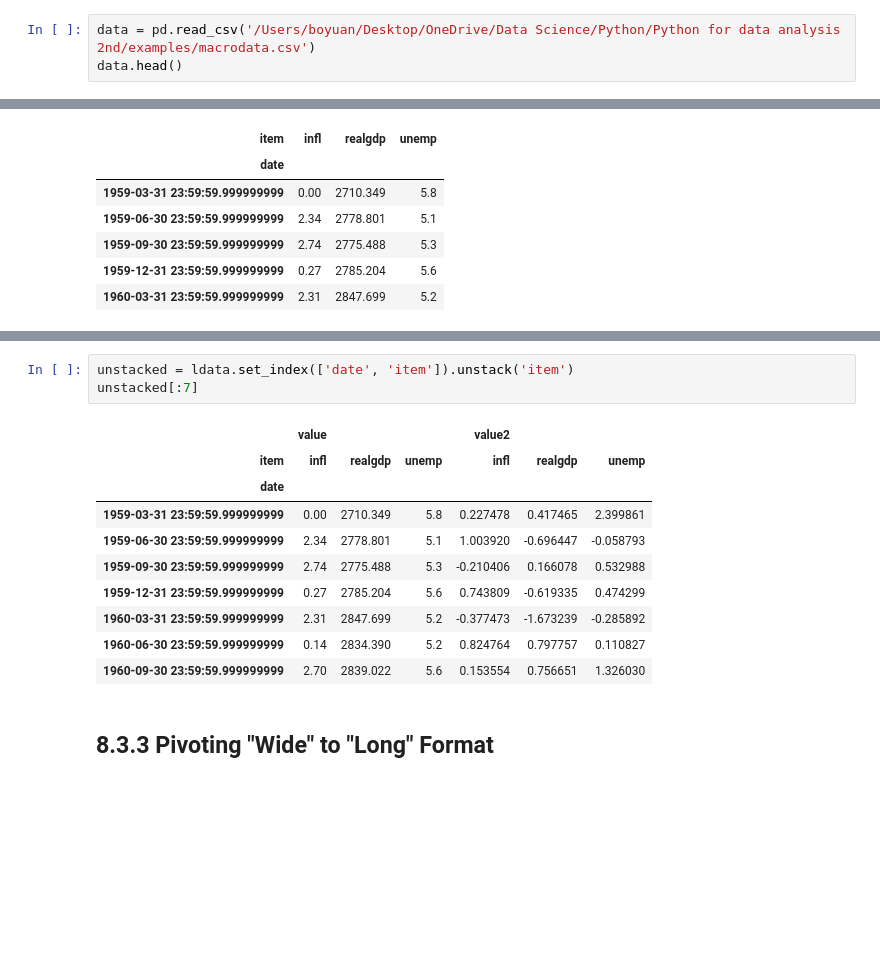
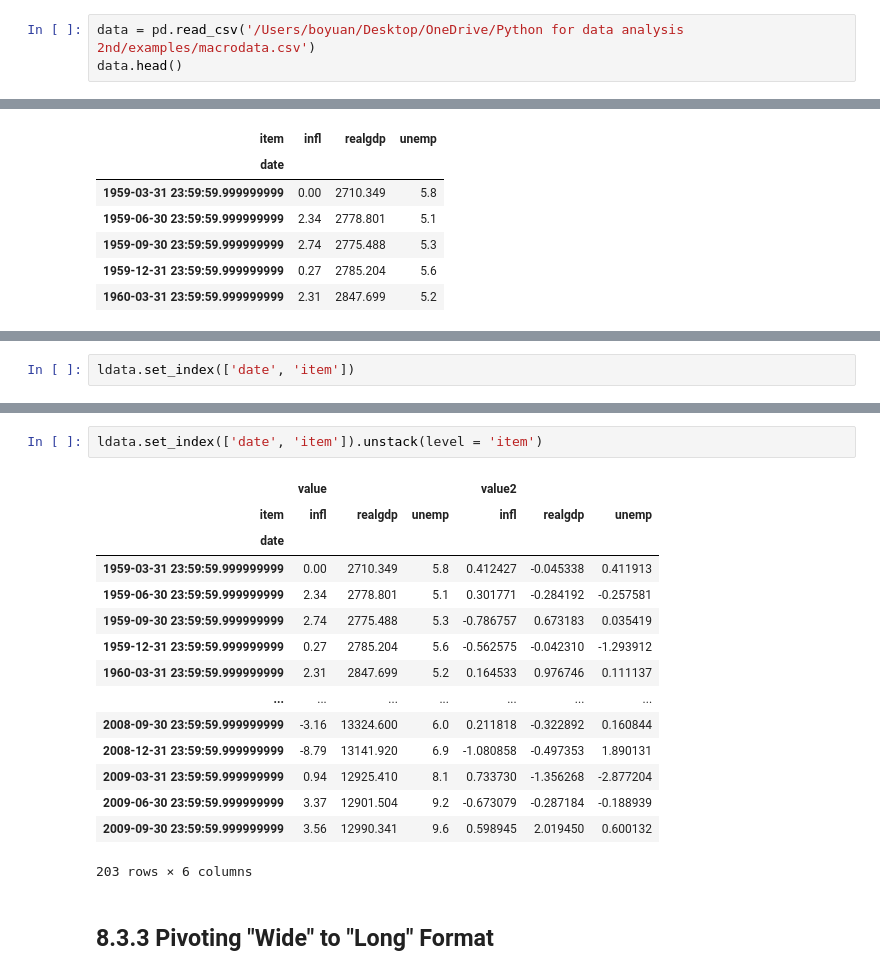
Before and after one commit to BoyuanLi-Steven/Python-For-Data-Analysis-2nd, a Jupyter notebook: Chapter 8. Data Wrangling, Join, Combine, and Reshape.ipynb, the cells around one changed output, grey strips where cells are left out. Drawn from its saved outputs; the diff is of its cells as text; blank space fills up the shorter version.

```diff
--- a/Chapter 8. Data Wrangling, Join, Combine, and Reshape.ipynb
+++ b/Chapter 8. Data Wrangling, Join, Combine, and Reshape.ipynb
@@ -1151,7 +1335,7 @@ df.unstack('state').stack('side')
 # %% [markdown]
 ## 8.3.2 Pivoting "Long" to "Wide" Format
 # %%
-data = pd.read_csv('/Users/boyuan/Desktop/OneDrive/Data Science/Python/Python for data analysis 2nd/examples/macrodata.csv')
+data = pd.read_csv('/Users/boyuan/Desktop/OneDrive/Python for data analysis 2nd/examples/macrodata.csv')
 data.head()
 # %% [output]
 |  | year | quarter | realgdp | realcons | realinv | realgovt | realdpi | cpi | m1 | tbilrate | unemp | ... |
@@ -1254,0 +1485,2 @@ Pivot is equivalent to creating a hierarchical index using set_index followed by
+# %%
+ldata.set_index(['date', 'item'])
@@ -1255,17 +1502,21 @@ Pivot is equivalent to creating a hierarchical index using set_index followed by
 # %%
-unstacked = ldata.set_index(['date', 'item']).unstack('item')
-unstacked[:7]
+ldata.set_index(['date', 'item']).unstack(level = 'item')
 # %% [output]
 |  | value |  |  | value2 |  |  |
 | item | infl | realgdp | unemp | infl | realgdp | unemp |
 | date |  |  |  |  |  |  |
-| 1959-03-31 23:59:59.999999999 | 0.00 | 2710.349 | 5.8 | 0.227478 | 0.417465 | 2.399861 |
-| 1959-06-30 23:59:59.999999999 | 2.34 | 2778.801 | 5.1 | 1.003920 | -0.696447 | -0.058793 |
-| 1959-09-30 23:59:59.999999999 | 2.74 | 2775.488 | 5.3 | -0.210406 | 0.166078 | 0.532988 |
-| 1959-12-31 23:59:59.999999999 | 0.27 | 2785.204 | 5.6 | 0.743809 | -0.619335 | 0.474299 |
-| 1960-03-31 23:59:59.999999999 | 2.31 | 2847.699 | 5.2 | -0.377473 | -1.673239 | -0.285892 |
-| 1960-06-30 23:59:59.999999999 | 0.14 | 2834.390 | 5.2 | 0.824764 | 0.797757 | 0.110827 |
-| 1960-09-30 23:59:59.999999999 | 2.70 | 2839.022 | 5.6 | 0.153554 | 0.756651 | 1.326030 |
+| 1959-03-31 23:59:59.999999999 | 0.00 | 2710.349 | 5.8 | 0.412427 | -0.045338 | 0.411913 |
+| 1959-06-30 23:59:59.999999999 | 2.34 | 2778.801 | 5.1 | 0.301771 | -0.284192 | -0.257581 |
+| 1959-09-30 23:59:59.999999999 | 2.74 | 2775.488 | 5.3 | -0.786757 | 0.673183 | 0.035419 |
+| 1959-12-31 23:59:59.999999999 | 0.27 | 2785.204 | 5.6 | -0.562575 | -0.042310 | -1.293912 |
+| 1960-03-31 23:59:59.999999999 | 2.31 | 2847.699 | 5.2 | 0.164533 | 0.976746 | 0.111137 |
+| ... | ... | ... | ... | ... | ... | ... |
+| 2008-09-30 23:59:59.999999999 | -3.16 | 13324.600 | 6.0 | 0.211818 | -0.322892 | 0.160844 |
+| 2008-12-31 23:59:59.999999999 | -8.79 | 13141.920 | 6.9 | -1.080858 | -0.497353 | 1.890131 |
+| 2009-03-31 23:59:59.999999999 | 0.94 | 12925.410 | 8.1 | 0.733730 | -1.356268 | -2.877204 |
+| 2009-06-30 23:59:59.999999999 | 3.37 | 12901.504 | 9.2 | -0.673079 | -0.287184 | -0.188939 |
+| 2009-09-30 23:59:59.999999999 | 3.56 | 12990.341 | 9.6 | 0.598945 | 2.019450 | 0.600132 |
+203 rows × 6 columns
 # %% [markdown]
 ## 8.3.3 Pivoting "Wide" to "Long" Format
 # %% [markdown]
```
Also changed, not shown: parts of 106 cells of this notebook.
